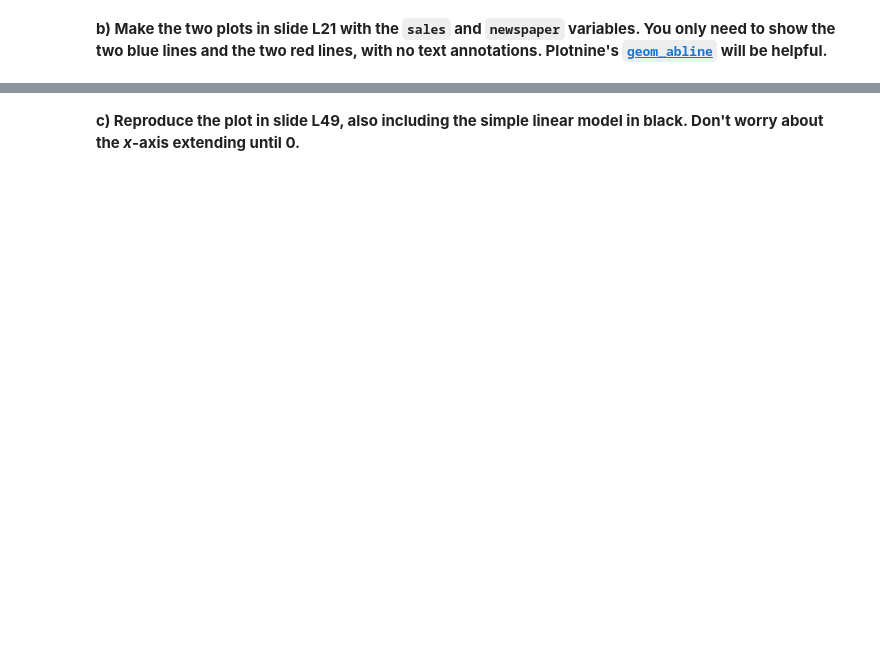
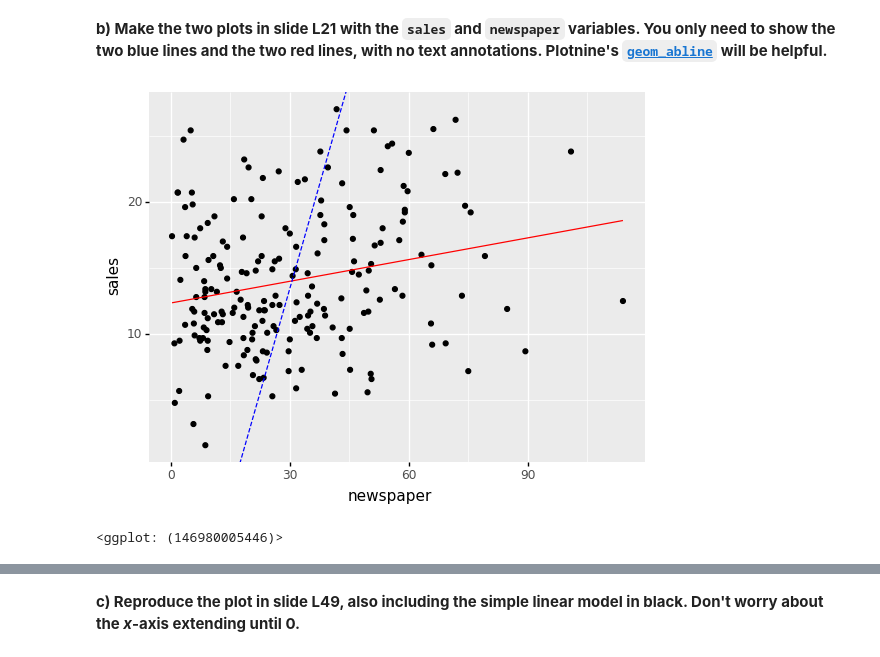
Before and after one commit to Gogonemnem/tu-delft-assignments, a Jupyter notebook: assignment4/regression.exercises_b.ipynb, the cells around one changed output, grey strips where cells are left out. Cells and saved outputs as stored; diff of their text form; code cells hidden in the pictures; blank space fills up the shorter version.

```diff
--- a/assignment4/regression.exercises_b.ipynb
+++ b/assignment4/regression.exercises_b.ipynb
@@ -34,2 +80,14 @@ wage = pd.read_csv('wages.csv')
 # %% [markdown]
 **b) Make the two plots in slide L21 with the `sales` and `newspaper` variables. You only need to show the two blue lines and the two red lines, with no text annotations. Plotnine's [`geom_abline`](https://plotnine.readthedocs.io/en/stable/generated/plotnine.geoms.geom_abline.html) will be helpful.**
+# %%
+m_alt = smf.ols('newspaper ~ sales', adv).fit()
+m_alt.summary()
+a, b = m.params
+a_alt, b_alt = m_alt.params
+# %%
+d = adv.assign(_resid = m.resid, _fitted = m.fittedvalues)
+g + geom_line(aes(y = '_fitted'), data = d, color = 'red') +\
+geom_abline(aes(intercept = -a_alt/b_alt, slope=1/b_alt), color='blue', linetype='dashed')
+# %% [output]
+[figure, added]
+<ggplot: (146980005446)>
```
Also changed, not shown: parts of 12 cells of this notebook, 1 other file.
